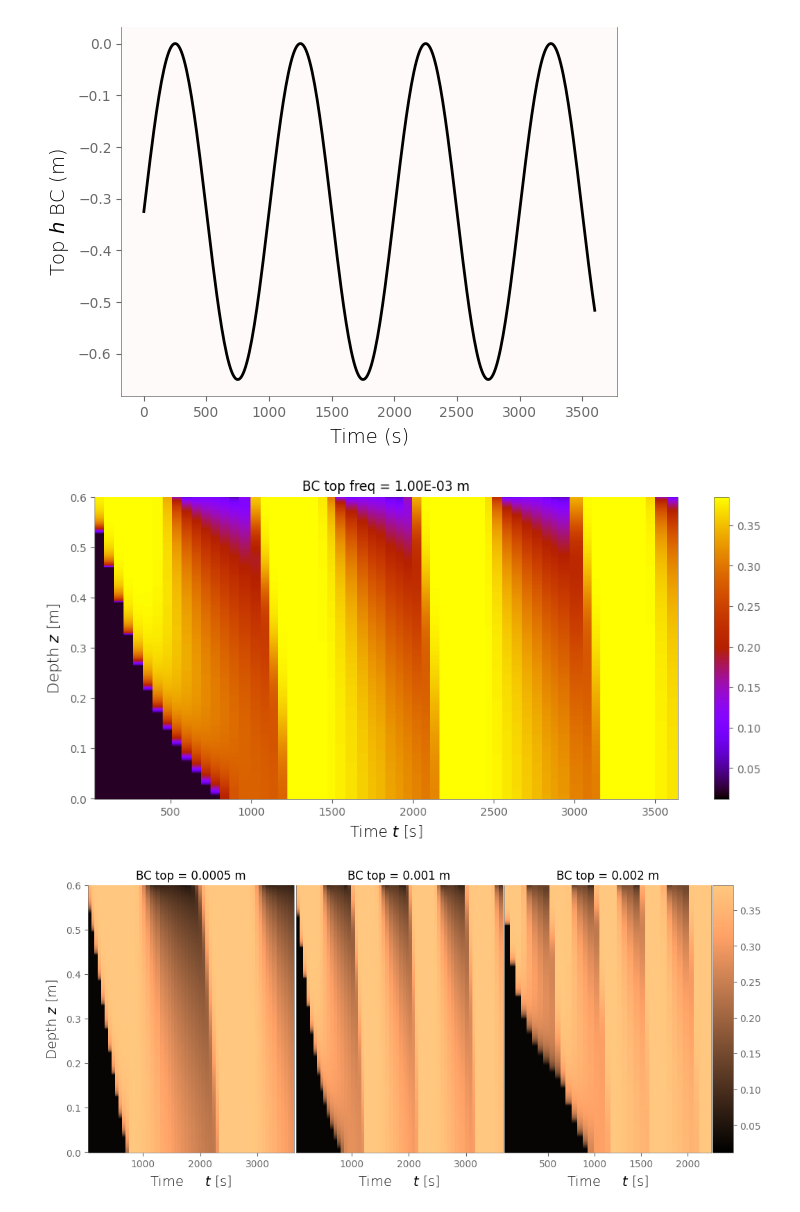
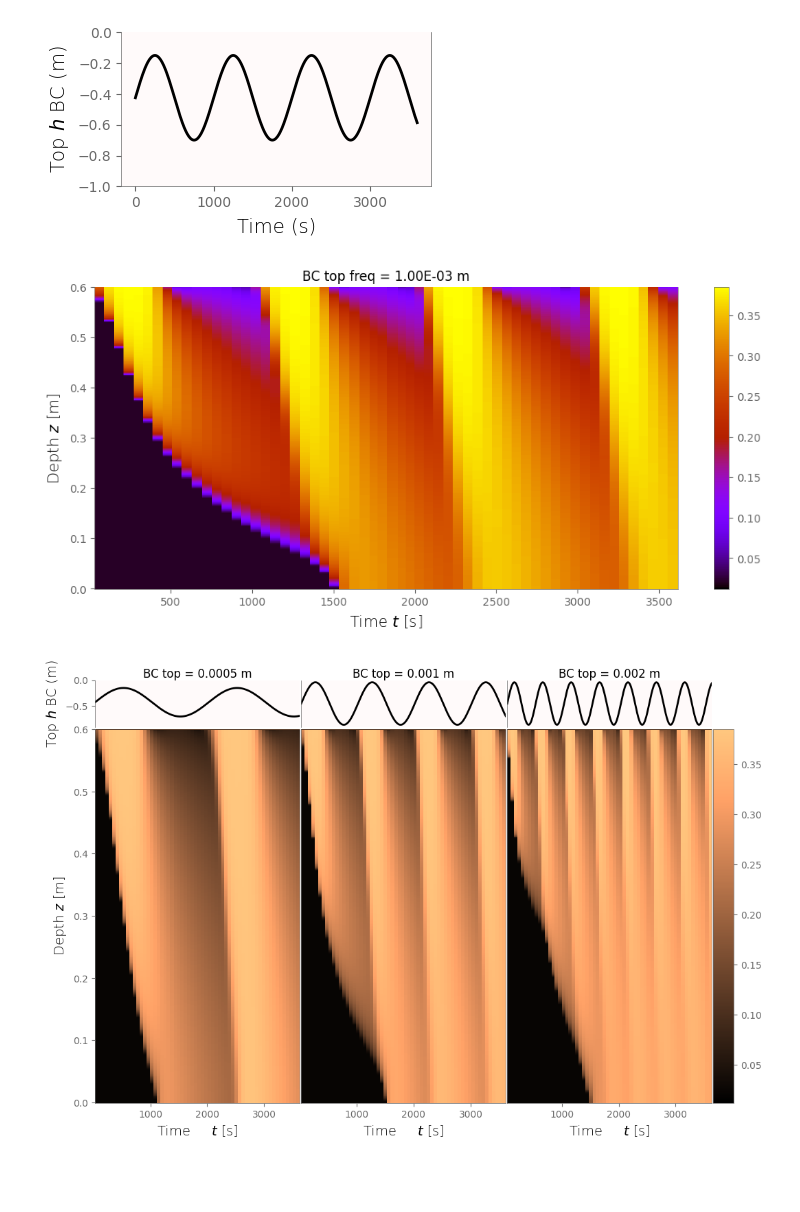
Before and after one commit to edsaac/ReactiveBiomass, a Jupyter notebook: experiments/Rosenzweig_2011.Flow/cyclingHead.ipynb, the cells around one changed output. Saved outputs shown, nothing was run; the diff lists cells and outputs as text; code cells hidden in the pictures; blank space fills up the shorter version.

Commit message:
plots to slides

```diff
--- a/experiments/Rosenzweig_2011.Flow/cyclingHead.ipynb
+++ b/experiments/Rosenzweig_2011.Flow/cyclingHead.ipynb
@@ -85,20 +85,24 @@ def getAllMeshes(field:str):
 
 hInit = -0.65
 hFreq = 1.0/1000
-hAmpl = 0.65/2
-hLevel = -0.65/2
+hAmpl = 0.55/2
+hLevel = -0.85/2
 # %%
 tarray = np.linspace(0,3600,360)
-fig,ax = plt.subplots()
+fig,ax = plt.subplots(figsize=[4,2])
 ax.plot(tarray, hAmpl*np.sin(2 * np.pi * hFreq * tarray) + hLevel)
-ax.set(ylabel="Top $h$ BC (m)", xlabel="Time (s)")
+ax.set(ylabel="Top $h$ BC (m)", xlabel="Time (s)", ylim=[-1,0])
+fig.set_facecolor("#ffffff00")
 plt.show()
 # %% [output]
-[figure, old version]
+[figure, new version]
 # %%
 run_openfoam_model(hInit=hInit, hFreq=hFreq, hAmpl=hAmpl, hLevl=hLevel)
 θ = getAllMeshes("theta")
-
+ax.plot(tarray, hAmpl*np.sin(2 * np.pi * hFreq * tarray) + hLevel)
+ax.set(ylabel="Top $h$ BC (m)", xlabel="Time (s)", ylim=[-1,0])
+fig.set_facecolor("#ffffff00")
+plt.show()
 fig, ax = plt.subplots(figsize=[12,5])
 img = ax.pcolormesh(θ.t,θ.z,θ, cmap="gnuplot", vmin=0.012, vmax=0.385)
 ax.set_xlabel("Time $t$ [s]")
@@ -107,7 +111,7 @@ ax.set_ylabel("Depth $z$ [m]")
 plt.colorbar(img, ax=ax)
 plt.show()
 # %% [output]
-[figure, old version]
+[figure, new version]
 # %%
 hFreqlist = [1.0/2000, 1.0/1000, 1.0/500] #m
 θlist = list()
@@ -116,21 +120,38 @@ for hFreq in hFreqlist:
     run_openfoam_model(hInit=hInit, hFreq=hFreq, hAmpl=hAmpl, hLevl=hLevel)
     θlist.append(getAllMeshes("theta"))
 # %%
-fig, axs = plt.subplots(1,4, sharey=False, figsize=[12,5],
-    gridspec_kw={"wspace":0.01, "width_ratios":[1,1,1,0.1]})
+fig, axss = plt.subplots(2,4, sharey=False, sharex=False, figsize=[12,8],
+    gridspec_kw={"wspace":0.01, "hspace":0.01, "width_ratios":[1,1,1,0.1], "height_ratios":[0.5,4]})
 
+fig.set_facecolor("#ffffff00")
+
+axs = axss[0,:]
+for ax,h in zip(axs,hFreqlist):
+    ax.plot(tarray, hAmpl*np.sin(2 * np.pi * h * tarray) + hLevel)
+    ax.set_title(f"BC top = {h} m", pad=3)
+    ax.set_xlim([0,3600])
+
+axs[-1].remove()
+axs[0].set(ylabel="Top $h$ BC (m)", ylim=[-0.9,0])
+for ax in axs[1:-1]: ax.get_yaxis().set_visible(False)
+for ax in axs:
+    ax.get_xaxis().set_visible(False)
+    ax.spines["bottom"].set_visible(False)
+    ax.spines["right"].set_visible(False)
+
+axs = axss[1,:]
 for ax,θ,h in zip(axs,θlist,hFreqlist):
     img = ax.pcolormesh(θ.t,θ.z, θ, vmin=0.012, vmax=0.385, cmap="copper")
     ax.set_xlabel("Time \t $t$ [s]")
-    ax.set_title(f"BC top = {h} m")
 
 for ax in axs[1:-1]: ax.get_yaxis().set_visible(False)
+axs[0].set_ylabel("Depth $z$ [m]")
 
-axs[0].set_ylabel("Depth $z$ [m]")
+
 plt.colorbar(img, cax=axs[-1])
 plt.show()
 # %% [output]
-[figure, old version]
+[figure, new version]
 # %%
 theta = θlist[1]
 for z in np.arange(0.0,0.61,0.20):
```
Also changed, not shown: parts of 1 cell of this notebook, 6 other files.
